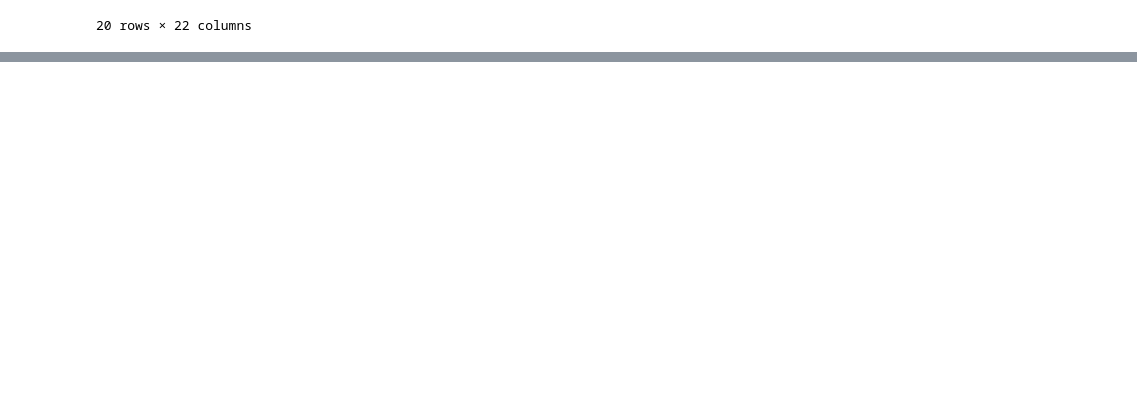
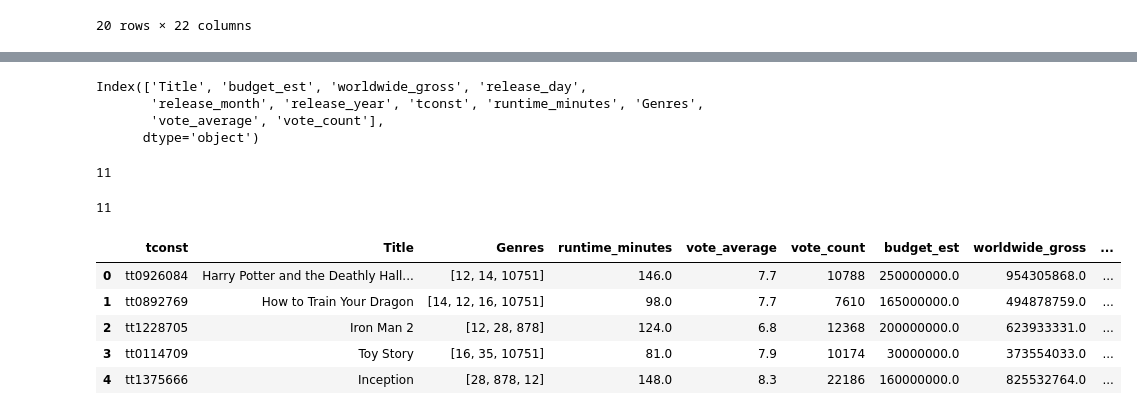
Before and after one commit to mattlegro/MovieReleaseAnalysis, a Jupyter notebook: data_cleaning.ipynb, the cells around one changed output, grey strips where cells are left out. Cells and saved outputs as stored; diff of their text form; code cells hidden in the pictures; blank space fills up the shorter version.

```diff
--- a/data_cleaning.ipynb
+++ b/data_cleaning.ipynb
@@ -722,0 +922,2 @@ movie_collection.head(20)
+# %%
+cleaned_tmdb = cleaned_tmdb.drop(columns = ['tmdb_id','original_language','original_title','popularity','production_companies'])
@@ -722,0 +948,3 @@ movie_collection.head(20)
+# %%
+cleaned_tmdb = cleaned_tmdb.rename(columns={'genre_ids': 'Genres', 'title': 'Title',
+                    'runtime': 'runtime_minutes', 'revenue': 'worldwide_gross', 'imdb_id': 'tconst'})
@@ -722,0 +962,28 @@ movie_collection.head(20)
+# %%
+buffed_tn.columns
+# %% [output]
+Index(['Title', 'budget_est', 'worldwide_gross', 'release_day',
+       'release_month', 'release_year', 'tconst', 'runtime_minutes', 'Genres',
+       'vote_average', 'vote_count'],
+      dtype='object')
+# %%
+len(buffed_tn.columns)
+# %% [output]
+11
+# %%
+len(cleaned_tmdb.columns)
+# %% [output]
+11
+# %%
+cleaned_tmdb = cleaned_tmdb[['tconst', 'Title', 'Genres', 'runtime_minutes',
+                             'vote_average', 'vote_count', 'budget_est', 'worldwide_gross',
+                             'release_day', 'release_month', 'release_year']]
+# %%
+cleaned_tmdb.head()
+# %% [output]
+|  | tconst | Title | Genres | runtime_minutes | vote_average | vote_count | budget_est | worldwide_gross | ... |
+| 0 | tt0926084 | Harry Potter and the Deathly Hall... | [12, 14, 10751] | 146.0 | 7.7 | 10788 | 250000000.0 | 954305868.0 | ... |
+| 1 | tt0892769 | How to Train Your Dragon | [14, 12, 16, 10751] | 98.0 | 7.7 | 7610 | 165000000.0 | 494878759.0 | ... |
+| 2 | tt1228705 | Iron Man 2 | [12, 28, 878] | 124.0 | 6.8 | 12368 | 200000000.0 | 623933331.0 | ... |
+| 3 | tt0114709 | Toy Story | [16, 35, 10751] | 81.0 | 7.9 | 10174 | 30000000.0 | 373554033.0 | ... |
+| 4 | tt1375666 | Inception | [28, 878, 12] | 148.0 | 8.3 | 22186 | 160000000.0 | 825532764.0 | ... |
```
Also changed, not shown: parts of 86 cells of this notebook, 1 other file.
